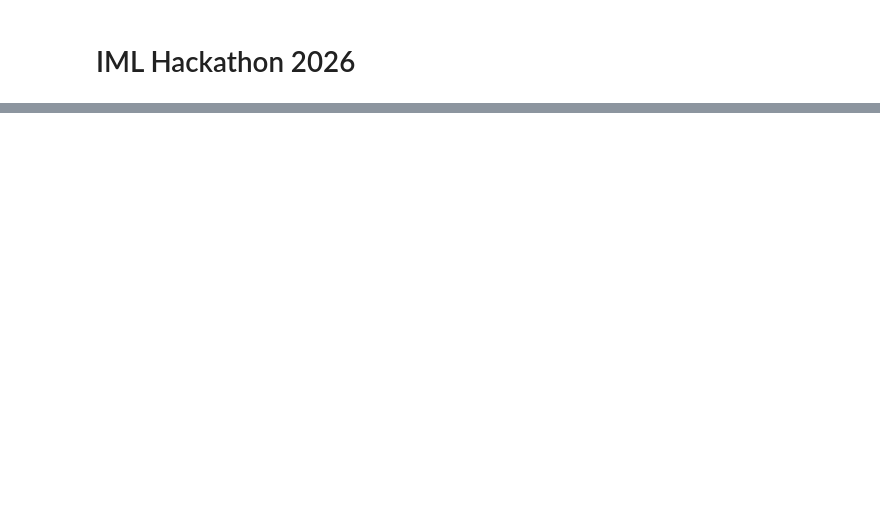
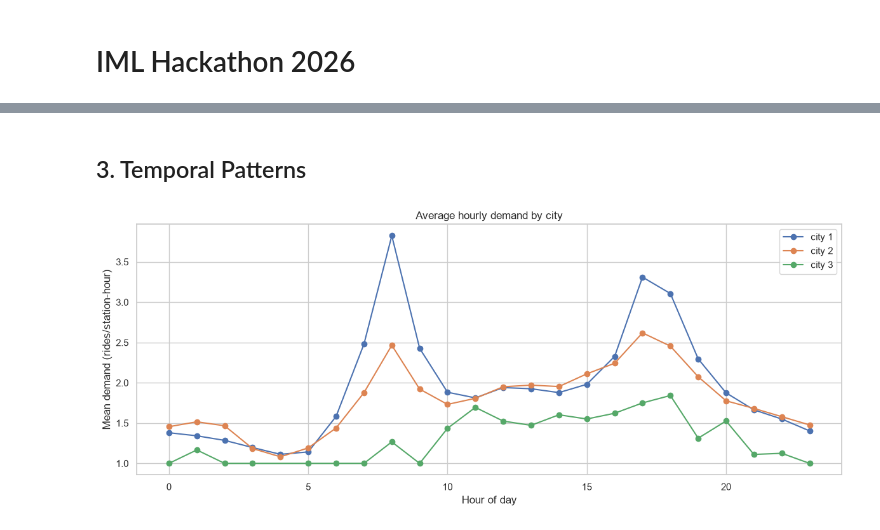
Before and after one commit to GoldenSpringFox/IML-Hackathon, a Jupyter notebook: code/data exploration.ipynb, the cells around one changed output, grey strips where cells are left out. Cells and saved outputs as stored; diff of their text form; code cells hidden in the pictures; blank space fills up the shorter version.

```diff
--- a/code/data exploration.ipynb
+++ b/code/data exploration.ipynb
@@ -17,0 +122,27 @@ df.head()
+# %% [markdown]
+## 3. Temporal Patterns
+# %%
+# Average demand by hour-of-day, per city
+df["hour"] = df["hour_ts"].dt.hour
+df["dayofweek"] = df["hour_ts"].dt.dayofweek  # 0=Mon
+
+hourly = (
+    df.groupby(["city", "start_station_id", "hour_ts", "hour"])
+    .size()
+    .reset_index(name="demand")
+    .groupby(["city", "hour"])["demand"]
+    .mean()
+    .reset_index()
+)
+
+fig, ax = plt.subplots(figsize=(12, 5))
+for city, g in hourly.groupby("city"):
+    ax.plot(g["hour"], g["demand"], marker="o", label=city)
+ax.set_xlabel("Hour of day")
+ax.set_ylabel("Mean demand (rides/station-hour)")
+ax.set_title("Average hourly demand by city")
+ax.legend()
+plt.tight_layout()
+plt.show()
+# %% [output]
+[figure, added]
```
Also changed, not shown: parts of 22 cells of this notebook, 6 other files.
